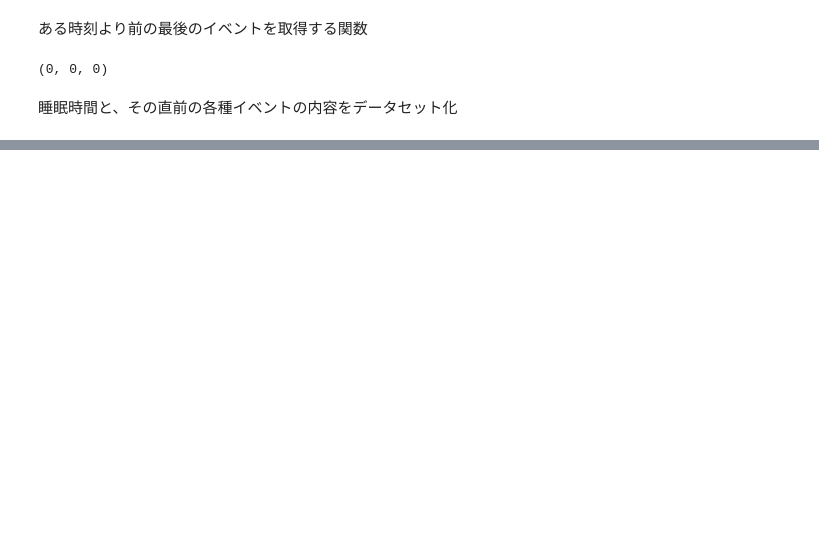
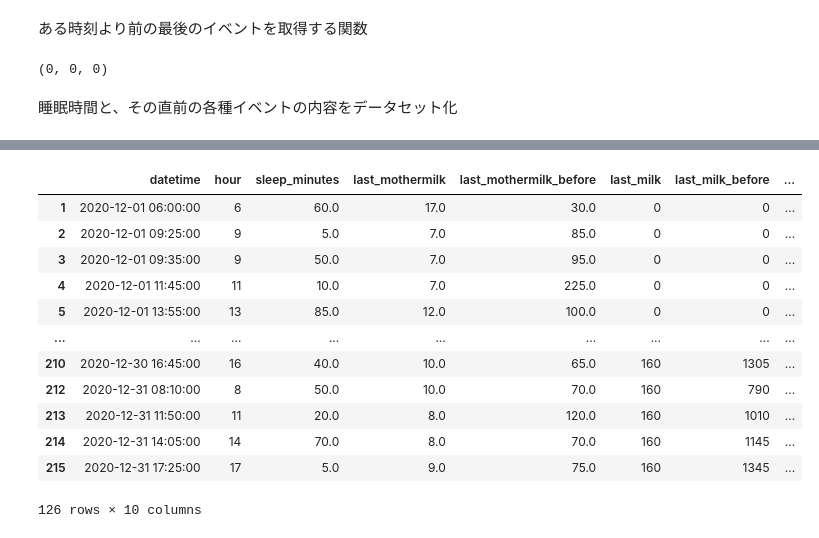
Before and after one commit to miyaryj/babycycle-analytics, a Jupyter notebook: preprocess_for_sleep.ipynb, the cells around one changed output, grey strips where cells are left out. Saved outputs shown, nothing was run; the diff lists cells and outputs as text; code cells hidden in the pictures; blank space fills up the shorter version.

```diff
--- a/preprocess_for_sleep.ipynb
+++ b/preprocess_for_sleep.ipynb
@@ -178,2 +204,19 @@ sleep_df
 # %%
 sleep_df.to_csv(f'data/preprocessed/sleep_{target}.tsv', sep='\t')
+# %%
+sleep_daytime_df = sleep_df[sleep_df['hour'].map(lambda hour: hour >= 6 and hour <= 18)]
+sleep_daytime_df
+# %% [output]
+|  | datetime | hour | sleep_minutes | last_mothermilk | last_mothermilk_before | last_milk | last_milk_before | ... |
+| 1 | 2020-12-01 06:00:00 | 6 | 60.0 | 17.0 | 30.0 | 0 | 0 | ... |
+| 2 | 2020-12-01 09:25:00 | 9 | 5.0 | 7.0 | 85.0 | 0 | 0 | ... |
+| 3 | 2020-12-01 09:35:00 | 9 | 50.0 | 7.0 | 95.0 | 0 | 0 | ... |
+| 4 | 2020-12-01 11:45:00 | 11 | 10.0 | 7.0 | 225.0 | 0 | 0 | ... |
+| 5 | 2020-12-01 13:55:00 | 13 | 85.0 | 12.0 | 100.0 | 0 | 0 | ... |
+| ... | ... | ... | ... | ... | ... | ... | ... | ... |
+| 210 | 2020-12-30 16:45:00 | 16 | 40.0 | 10.0 | 65.0 | 160 | 1305 | ... |
+| 212 | 2020-12-31 08:10:00 | 8 | 50.0 | 10.0 | 70.0 | 160 | 790 | ... |
+| 213 | 2020-12-31 11:50:00 | 11 | 20.0 | 8.0 | 120.0 | 160 | 1010 | ... |
+| 214 | 2020-12-31 14:05:00 | 14 | 70.0 | 8.0 | 70.0 | 160 | 1145 | ... |
+| 215 | 2020-12-31 17:25:00 | 17 | 5.0 | 9.0 | 75.0 | 160 | 1345 | ... |
+126 rows × 10 columns
```
Also changed, not shown: parts of 12 cells of this notebook, 7 other files.
